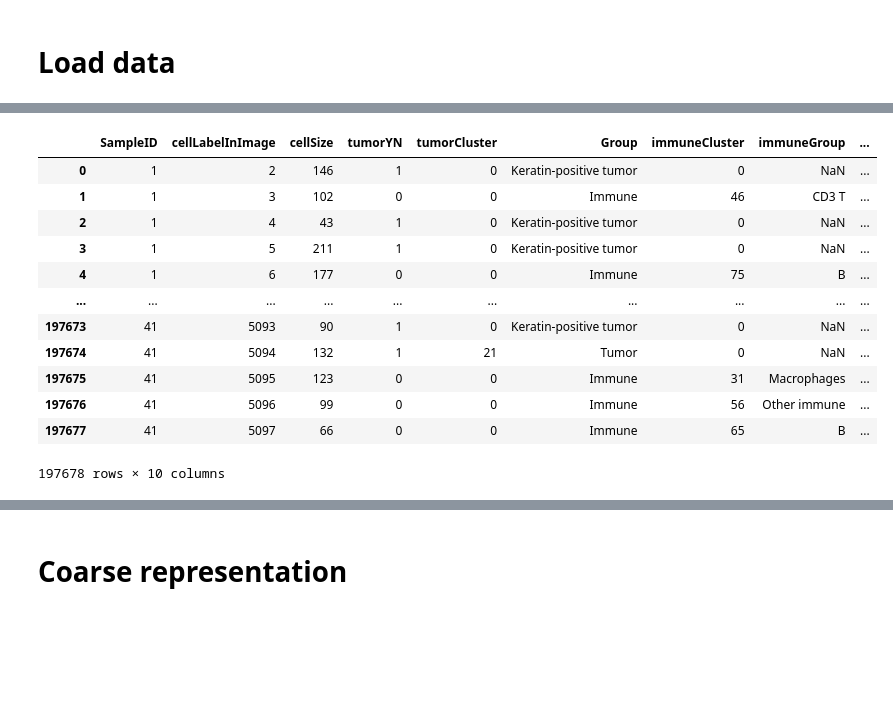
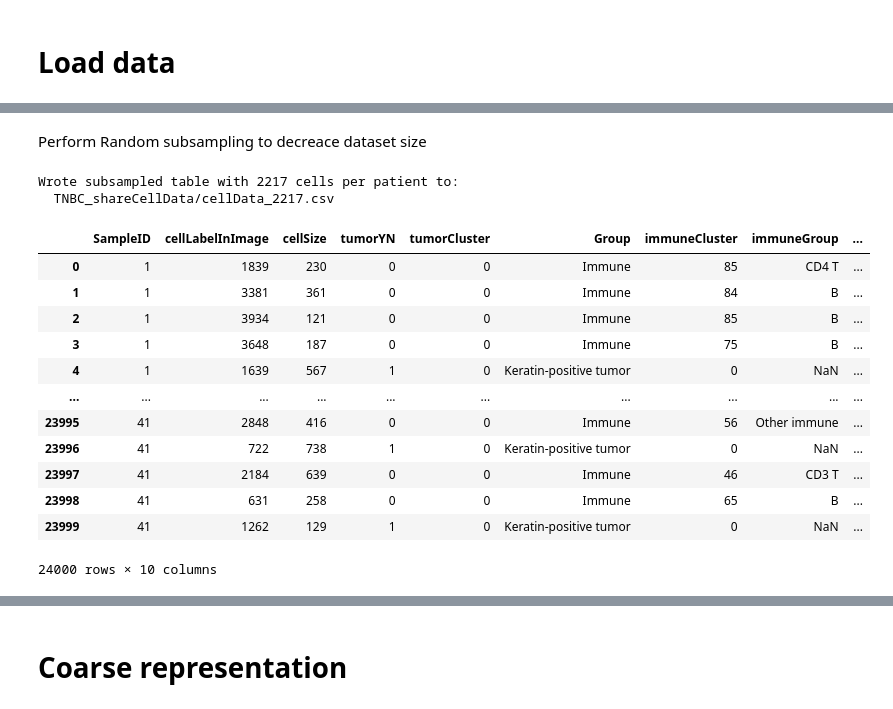
Before and after one commit to SamuelKarskens/mlbio, a Jupyter notebook: figure_6F.ipynb, the cells around one changed output, grey strips where cells are left out. Saved outputs shown, nothing was run; the diff lists cells and outputs as text; code cells hidden in the pictures; blank space fills up the shorter version.

Commit message:
random subsampling code

```diff
--- a/figure_6F.ipynb
+++ b/figure_6F.ipynb
@@ -88,8 +88,37 @@ Data type: uint16
 Found 7450 objects (ignoring background=0)
 Some label values: [0 1 2 3 4 5 6 7 8 9] … [7441 7442 7443 7444 7445 7446 7447 7448 7449 7450]
 Saved 249073 cell centroids to cell_centroids.csv
+# %% [markdown]
+Perform Random subsampling to decreace dataset size
+# %%
+# Read in the full cell‐level table
+df = pd.read_csv("TNBC_shareCellData/cellData.csv", sep=",")
+
+# Choose how many cells to keep per patient:
+# The patient with the fewest cells in the original dataset had 2217
+# The mean is 5923.55
+# The most cells is 9738
+n = 2217
+
+# 3. Option A: if you only want patients who have ≥ n cells, and you want exactly n per patient:
+#    (patients with fewer than n cells are dropped entirely)
+df_filtered = df.groupby("SampleID").filter(lambda sub: len(sub) >= n)
+df_subsample = (
+    df_filtered
+    .groupby("SampleID", group_keys=False)
+    .sample(n=n, random_state=42)
+)
+
+
+# Write out a new CSV (e.g. “cellData_100.csv”)
+out_name = f"TNBC_shareCellData/cellData_{n}.csv"
+df_subsample.to_csv(out_name, sep=",", index=False)
+print(f"Wrote subsampled table with {n} cells per patient to:\n  {out_name}")
+# %% [output]
+Wrote subsampled table with 2217 cells per patient to:
+  TNBC_shareCellData/cellData_2217.csv
 # %%
-df = pd.read_csv("TNBC_shareCellData/cellData.csv", sep=",")
+df = pd.read_csv("TNBC_shareCellData/cellData_600.csv", sep=",")
 df_p = pd.read_csv("TNBC_shareCellData/patient_class.csv", header=None)
 df_p.rename(columns={0:"SampleID", 1:"subtype"}, inplace=True)
 subtype_map = {
@@ -102,8 +131,9 @@ df_p["subtype"] = df_p["subtype"].map(subtype_map).astype('category')
 
 
 
+# TO DO: LOOK INTO THIS FILTERING SINCE SAMPLEID 30 DOESN"T ACTUALLY EXIST SO MAYBE IT IS MORE COMPLICATED THAN JUST REMOVING A FEW
+bad_Values = [42,43,44]
 
-bad_Values = [42,43,44]
 df = df[~df["SampleID"].isin(bad_Values)]
 
 
@@ -156,44 +186,44 @@ code2label_group = {
 
 code2label_immunegroup = {
     1: "Tregs",
     2: "CD4 T",
     3: "CD8 T",
     4: "CD3 T",
     5: "NK",
     6: "B",
     7: "Neutrophils",
     8: "Macrophages",
     9: "DC",
     10: "DC/Mono",
     11: "Mono/Neu",
     12: "Other immune"
 }
 adata.obs["Group"] = adata.obs["Group"].map(code2label_group).astype('category')
 adata.obs["immuneGroup"] = adata.obs["immuneGroup"].map(code2label_immunegroup)
 adata.obs = pd.merge(
     adata.obs,
     df_p,
     on="SampleID",
     how="left"
 )
 
 # Copy for later use
 adata_raw = adata.copy()
 
 adata.obs
 # %% [output]
 |  | SampleID | cellLabelInImage | cellSize | tumorYN | tumorCluster | Group | immuneCluster | immuneGroup | ... |
-| 0 | 1 | 2 | 146 | 1 | 0 | Keratin-positive tumor | 0 | NaN | ... |
-| 1 | 1 | 3 | 102 | 0 | 0 | Immune | 46 | CD3 T | ... |
-| 2 | 1 | 4 | 43 | 1 | 0 | Keratin-positive tumor | 0 | NaN | ... |
-| 3 | 1 | 5 | 211 | 1 | 0 | Keratin-positive tumor | 0 | NaN | ... |
-| 4 | 1 | 6 | 177 | 0 | 0 | Immune | 75 | B | ... |
+| 0 | 1 | 1839 | 230 | 0 | 0 | Immune | 85 | CD4 T | ... |
+| 1 | 1 | 3381 | 361 | 0 | 0 | Immune | 84 | B | ... |
+| 2 | 1 | 3934 | 121 | 0 | 0 | Immune | 85 | B | ... |
+| 3 | 1 | 3648 | 187 | 0 | 0 | Immune | 75 | B | ... |
+| 4 | 1 | 1639 | 567 | 1 | 0 | Keratin-positive tumor | 0 | NaN | ... |
 | ... | ... | ... | ... | ... | ... | ... | ... | ... | ... |
-| 197673 | 41 | 5093 | 90 | 1 | 0 | Keratin-positive tumor | 0 | NaN | ... |
-| 197674 | 41 | 5094 | 132 | 1 | 21 | Tumor | 0 | NaN | ... |
-| 197675 | 41 | 5095 | 123 | 0 | 0 | Immune | 31 | Macrophages | ... |
-| 197676 | 41 | 5096 | 99 | 0 | 0 | Immune | 56 | Other immune | ... |
-| 197677 | 41 | 5097 | 66 | 0 | 0 | Immune | 65 | B | ... |
+| 23995 | 41 | 2848 | 416 | 0 | 0 | Immune | 56 | Other immune | ... |
+| 23996 | 41 | 722 | 738 | 1 | 0 | Keratin-positive tumor | 0 | NaN | ... |
+| 23997 | 41 | 2184 | 639 | 0 | 0 | Immune | 46 | CD3 T | ... |
+| 23998 | 41 | 631 | 258 | 0 | 0 | Immune | 65 | B | ... |
+| 23999 | 41 | 1262 | 129 | 1 | 0 | Keratin-positive tumor | 0 | NaN | ... |
-197678 rows × 10 columns
+24000 rows × 10 columns
 # %%
 # print(adata.var.columns)
```
Also changed, not shown: parts of 12 cells of this notebook.
